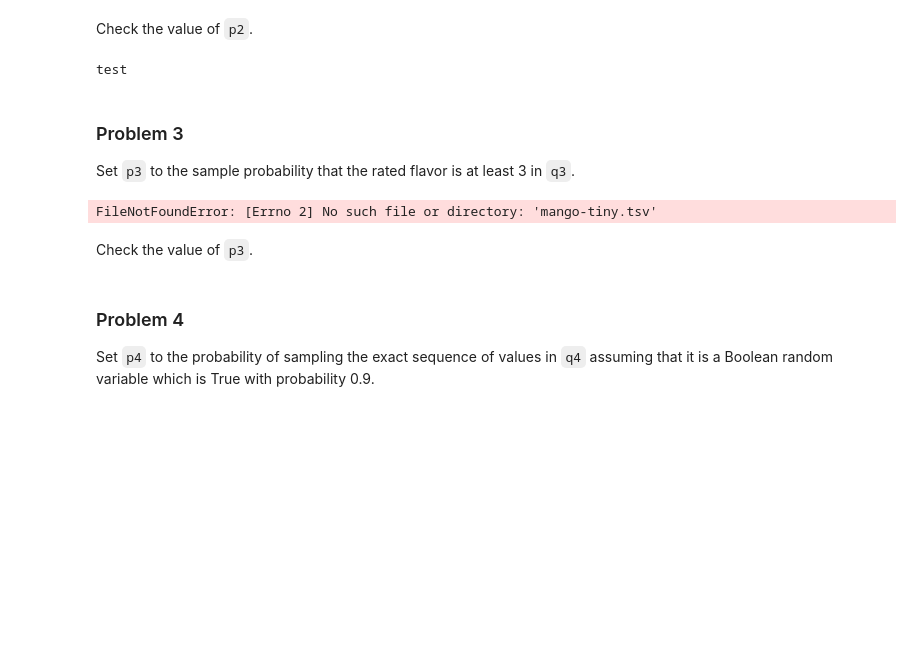
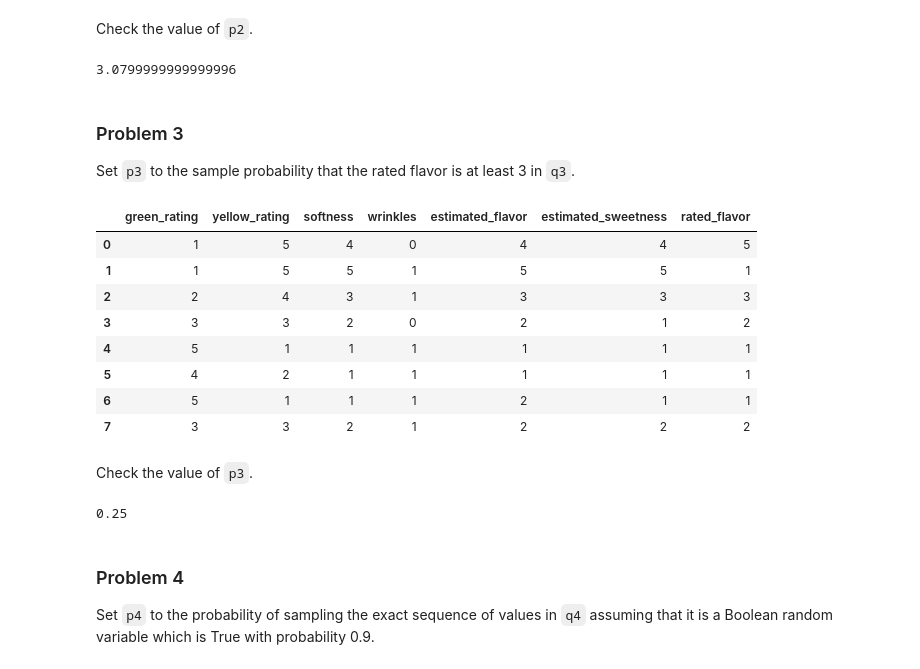
Before and after one commit to manningdbu/dx601-homework-05, a Jupyter notebook: homework.ipynb, the cells around one changed output. Cells and saved outputs as stored; diff of their text form; code cells hidden in the pictures; blank space fills up the shorter version.

```diff
--- a/homework.ipynb
+++ b/homework.ipynb
@@ -93,9 +93,8 @@ p2 = sum(rating * prob for rating, prob in q2.items())
 Check the value of `p2`.
 # %%
 p2
-print("test")
 # %% [output]
-test
+3.0799999999999996
 # %% [markdown]
 ### Problem 3
 
@@ -103,10 +102,18 @@ Set `p3` to the sample probability that the rated flavor is at least 3 in `q3`.
 # %%
 # DO NOT CHANGE
 
-q3 = pd.read_csv("mango-tiny.tsv", sep="\t")
+q3 = pd.read_csv("/mango-tiny.tsv", sep="\t")
 q3
 # %% [output]
-FileNotFoundError: [Errno 2] No such file or directory: 'mango-tiny.tsv'
+|  | green_rating | yellow_rating | softness | wrinkles | estimated_flavor | estimated_sweetness | rated_flavor |
+| 0 | 1 | 5 | 4 | 0 | 4 | 4 | 5 |
+| 1 | 1 | 5 | 5 | 1 | 5 | 5 | 1 |
+| 2 | 2 | 4 | 3 | 1 | 3 | 3 | 3 |
+| 3 | 3 | 3 | 2 | 0 | 2 | 1 | 2 |
+| 4 | 5 | 1 | 1 | 1 | 1 | 1 | 1 |
+| 5 | 4 | 2 | 1 | 1 | 1 | 1 | 1 |
+| 6 | 5 | 1 | 1 | 1 | 2 | 1 | 1 |
+| 7 | 3 | 3 | 2 | 1 | 2 | 2 | 2 |
 # %%
 # YOUR CHANGES HERE
 # I was able to do this one in my head as the dataset is small. I needed to look up the
@@ -119,3 +124,8 @@ p3
+# %%
+
+p3
+# %% [output]
+0.25
 # %% [markdown]
 ### Problem 4
 
```
Also changed, not shown: parts of 5 cells of this notebook.
